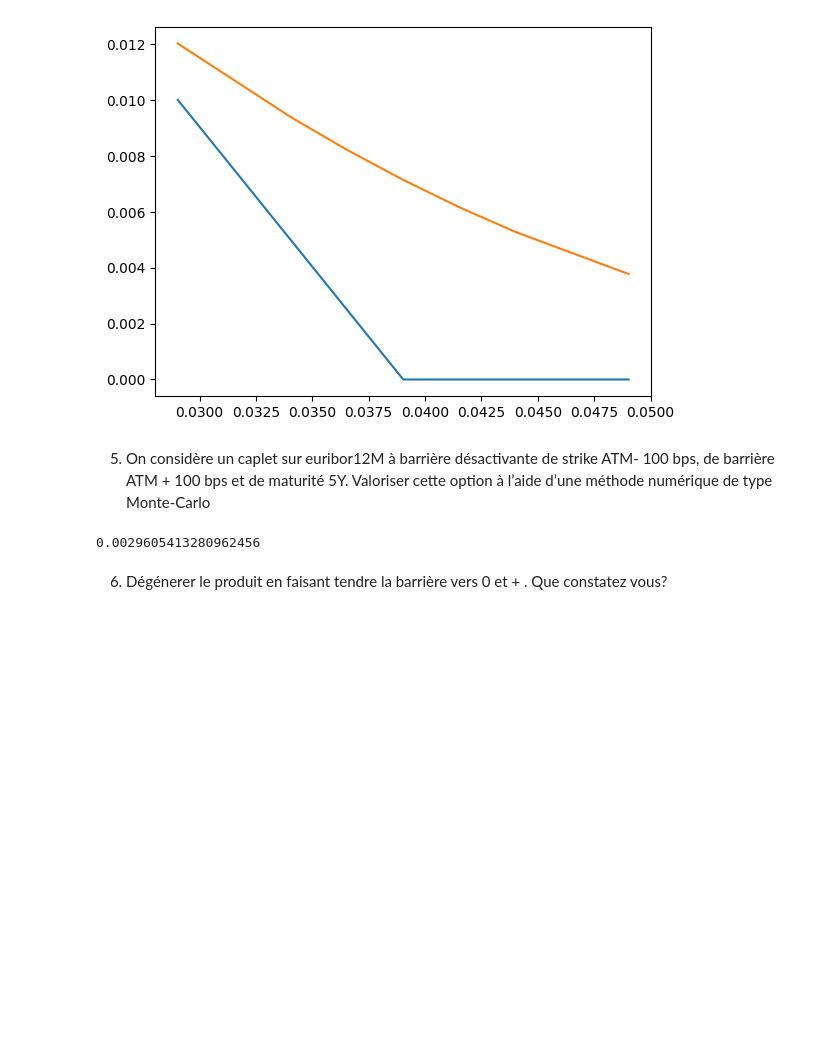
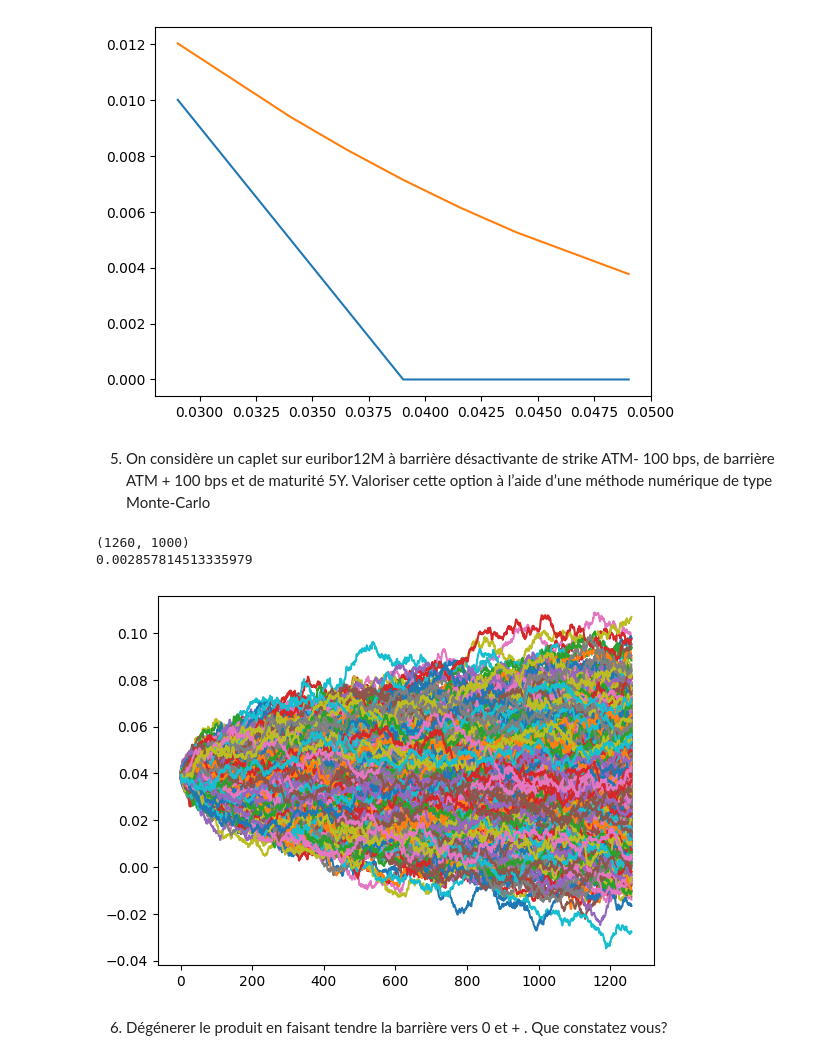
Before and after one commit to usenameFD/Asset-management, a Jupyter notebook: Yield Curve/yield.ipynb, the cells around one changed output. Cells and saved outputs as stored; diff of their text form; code cells hidden in the pictures; blank space fills up the shorter version.

```diff
--- a/Yield Curve/yield.ipynb
+++ b/Yield Curve/yield.ipynb
@@ -369,27 +370,31 @@ def option_vanille(T, delta, K, sig, lambd, barrier, M=10_000):
         X[:, t + 1] = X[:, t] + (phi_t + sig * gamma_t_T - lambd * X[:, t]) * Delta + sig * np.sqrt(Delta) * np.random.normal(0, 1, size=M)
 
     # Calculate Libor rates for each path
-    L_i = ((1 / B(T, T + delta, X[:, -1], lambd, sig)) - 1) / delta
+    L_i = np.array([((1 / B(T, T + delta, X[:, t], lambd, sig)) - 1) / delta for t in range(n)])
 
     # Barrier condition
-    L_i_B = (L_i < barrier).astype(int)
+    L_i_B = (L_i[-1,:] < barrier).astype(int)
 
     # Payoff calculation
-    payoff = np.maximum(L_i - K, 0) * L_i_B
+    payoff = np.maximum(L_i[-1,:] - K, 0) * L_i_B
 
     # Discounting
     B_T_delta = float(yield_zc[yield_zc.MAT == T + delta]["B(0,MAT)"].iloc[0])
     option_price = B_T_delta * np.mean(payoff)
+    plt.plot(L_i[:,:1000])
+    print(L_i.shape)
 
     return option_price
 # %%
 barrier = L_0 + 100/ 10_000
 K = L_0 - 100/ 10_000
 
-L = option_vanille(T = 5, delta = 1, K = K, sig = vol_inst, lambd = lambd, barrier = barrier, M=10_000)
+L = option_vanille(T = 5, delta = 1, K = K, sig = vol_inst, lambd = lambd, barrier = barrier, M=10_00)
 print(L)
 # %% [output]
-0.0029605413280962456
+(1260, 1000)
+0.002857814513335979
+[figure, added]
 # %% [markdown]
  6. Dégénerer le produit en faisant tendre la barrière vers 0 et + . Que constatez vous?
 # %%
```
Also changed, not shown: parts of 1 cell of this notebook, 1 other file.
